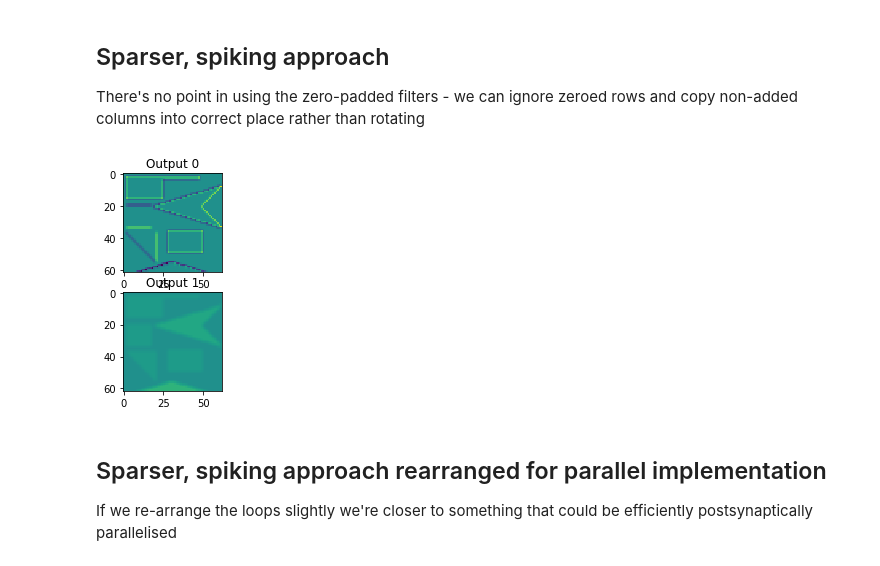
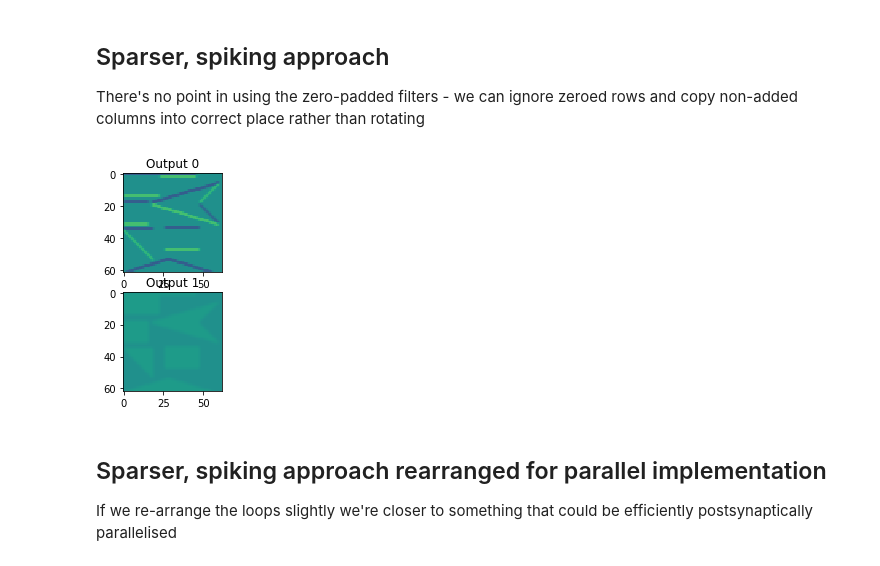
Before and after one commit to neworderofjamie/conv_test, a Jupyter notebook: toeplitz_sparse.ipynb, the cells around one changed output. Drawn from its saved outputs; the diff is of its cells as text; code cells hidden in the pictures.

Commit message:
started fixing up sparse implementations with padding * sparse spiking - complete * sparser spiking - currently 'cheating'

```diff
--- a/toeplitz_sparse.ipynb
+++ b/toeplitz_sparse.ipynb
@@ -506,12 +506,12 @@ KERNEL_SIZE = filt.shape[2]
 FULL_OUTPUT_SIZE = INPUT_SIZE + filt.shape[2] - 1
 
 # Same padding
-PAD = (KERNEL_SIZE - 1) // 2
-OUTPUT_SIZE = INPUT_SIZE
+#PAD = (KERNEL_SIZE - 1) // 2
+#OUTPUT_SIZE = INPUT_SIZE
 
 # Valid padding
-#PAD = 0
-#OUTPUT_SIZE = INPUT_SIZE - KERNEL_SIZE + 1
+PAD = 0
+OUTPUT_SIZE = INPUT_SIZE - KERNEL_SIZE + 1
 # %% [markdown]
 ## PyTorch test
 # %%
@@ -655,16 +655,13 @@ for pre in spike_indices:
         # Determine which column of blocks contains pre
         # **NOTE** that the columns of the Toeplitz matrix are indexed rows
         # Rotate row of zero-padded filter corresponding to each block and concatenate together
-        col_test = np.concatenate([np.pad(zero_pad_filt[o, pre_chan, max(-1, i - pre_row)],
+        col_test = np.concatenate([np.pad(zero_pad_filt[o, pre_chan, max(-1, i + OUTPUT_CROP - pre_row)],
                                           (pre_col, 0))[:FULL_OUTPUT_SIZE]
-                                   for i in range(FULL_OUTPUT_SIZE)])
-        assert np.array_equal(doubly_blocked_channels[o][pre_chan][:,pre // INPUT_CHANNELS], col_test)
+                                   for i in range(OUTPUT_SIZE)])
+        col_test = np.reshape(col_test, (OUTPUT_SIZE, FULL_OUTPUT_SIZE))
 
         # Add to output
-        print(col_test.shape)
-        print(sparse_spike_output[o].shape)
-        sparse_spike_output[o] += col_test
-        print(sparse_spike_output[o].shape)
+        sparse_spike_output[o] += col_test[:,OUTPUT_CROP:-OUTPUT_CROP].flatten()
 
 square_sparse_spike_output = np.reshape(sparse_spike_output, (OUTPUT_CHANNELS, OUTPUT_SIZE, OUTPUT_SIZE))
 
@@ -674,5 +671,5 @@ for o in range(OUTPUT_CHANNELS):
     ax.imshow(square_sparse_spike_output[o], vmin=-10, vmax=10)
     ax.set_title("Output %u" % o);
 
-assert np.allclose(sum_dense_result, sparse_spike_output)
+assert np.allclose(output_torch.flatten(), square_sparse_spike_output.flatten())
 # %% [output]
@@ -683,42 +678,43 @@ ValueError: operands could not be broadcast together with shapes (4096,) (4356,)
 ## Sparser, spiking approach
 There's no point in using the zero-padded filters -  we can ignore zeroed rows and copy non-added columns into correct place rather than rotating
 # %%
-sparser_spike_output = np.zeros((OUTPUT_CHANNELS, OUTPUT_SIZE * OUTPUT_SIZE))
+sparser_spike_output = np.zeros((OUTPUT_CHANNELS, FULL_OUTPUT_SIZE * FULL_OUTPUT_SIZE))
 
 # Loop through spikes
 for pre in spike_indices:
     # Split pre into row, column and channel
     pre_row = (pre // INPUT_CHANNELS) // INPUT_SIZE
     pre_col = (pre // INPUT_CHANNELS) % INPUT_SIZE
     pre_chan = pre % INPUT_CHANNELS
 
     # Get length of filter row to apply here
-    row_len = min(filt.shape[3], OUTPUT_SIZE - pre_col)
+    row_len = min(filt.shape[3], FULL_OUTPUT_SIZE - pre_col)
 
     for o in range(OUTPUT_CHANNELS):
         # Loop through filter rows
-        for i in range(pre_row, min(OUTPUT_SIZE, pre_row + filt.shape[2])):
+        for i in range(pre_row, min(FULL_OUTPUT_SIZE, pre_row + filt.shape[2])):
             # Extract row of filter
             # **NOTE** from the POV of connectivity matrices, the columns of the Toeplitz matrix are the rows
             filter_row_idx = filt.shape[2] - (i - pre_row) - 1
             filter_row = filt[o, pre_chan, filter_row_idx]
 
             # Place it into correct slice of output
-            start_out = (i * OUTPUT_SIZE) + pre_col
+            start_out = (i * FULL_OUTPUT_SIZE) + pre_col
             end_out = start_out + row_len
             sparser_spike_output[o,start_out:end_out] += filter_row[-1:-row_len-1:-1]
 
-square_sparser_spike_output = np.reshape(sparser_spike_output, (OUTPUT_CHANNELS, OUTPUT_SIZE, OUTPUT_SIZE))
+square_sparser_spike_output = np.reshape(sparser_spike_output, (OUTPUT_CHANNELS, FULL_OUTPUT_SIZE, FULL_OUTPUT_SIZE))
+square_sparser_spike_output = square_sparser_spike_output[:,OUTPUT_CROP:-OUTPUT_CROP,OUTPUT_CROP:-OUTPUT_CROP]
 
 fig, axes = plt.subplots(OUTPUT_CHANNELS)
 for o in range(OUTPUT_CHANNELS):
     ax = axes[o] if OUTPUT_CHANNELS > 1 else axes
     ax.imshow(square_sparser_spike_output[o], vmin=-10, vmax=10)
     ax.set_title("Output %u" % o);
 
-assert np.allclose(sum_dense_result, sparser_spike_output)
+assert np.allclose(output_torch.flatten(), square_sparser_spike_output.flatten())
 # %% [output]
-[figure, old version]
+[figure, new version]
 # %% [markdown]
 ## Sparser, spiking approach rearranged for parallel implementation
 If we re-arrange the loops slightly we're closer to something that could be efficiently postsynaptically parallelised
```
Also changed, not shown: parts of 1 cell of this notebook.
